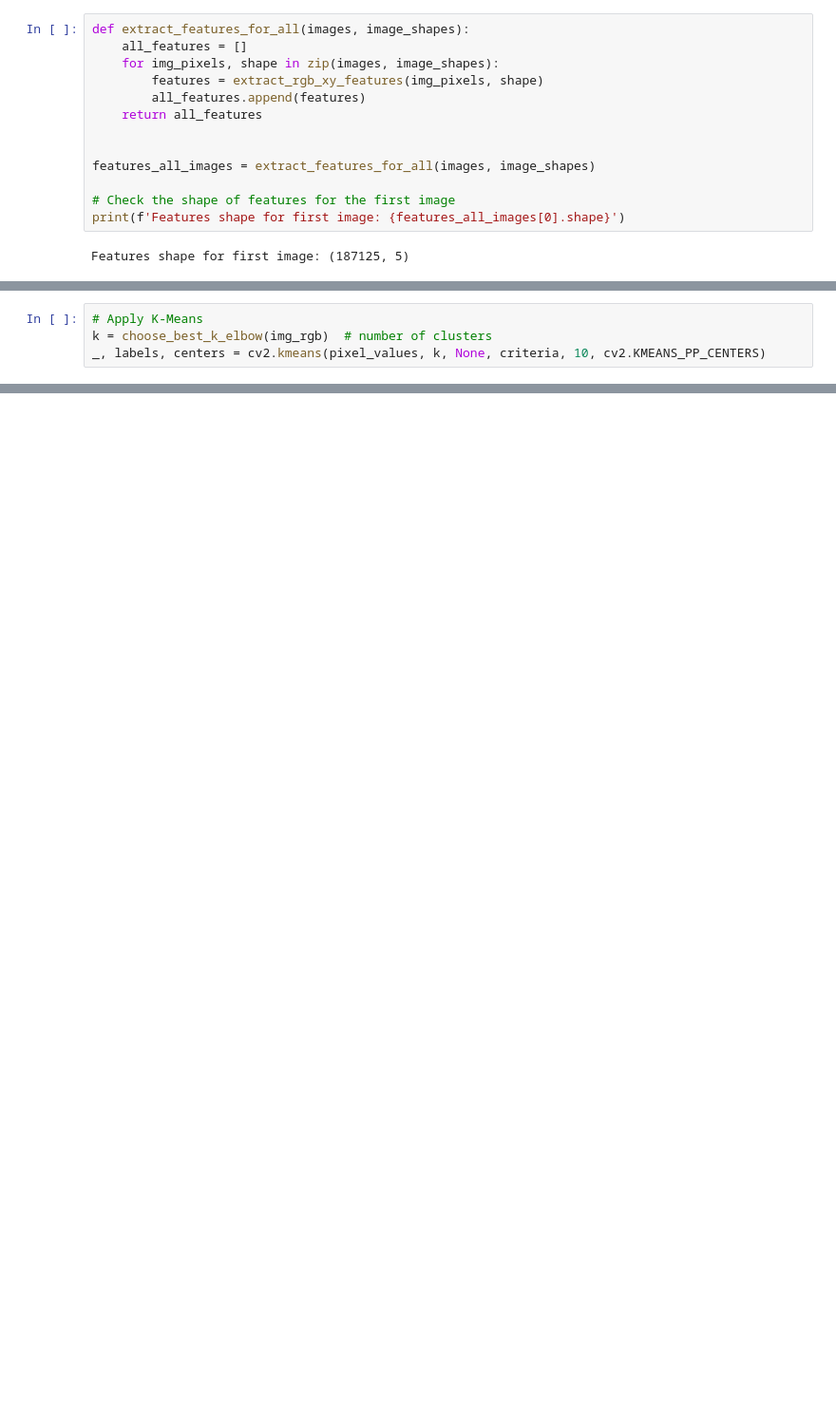
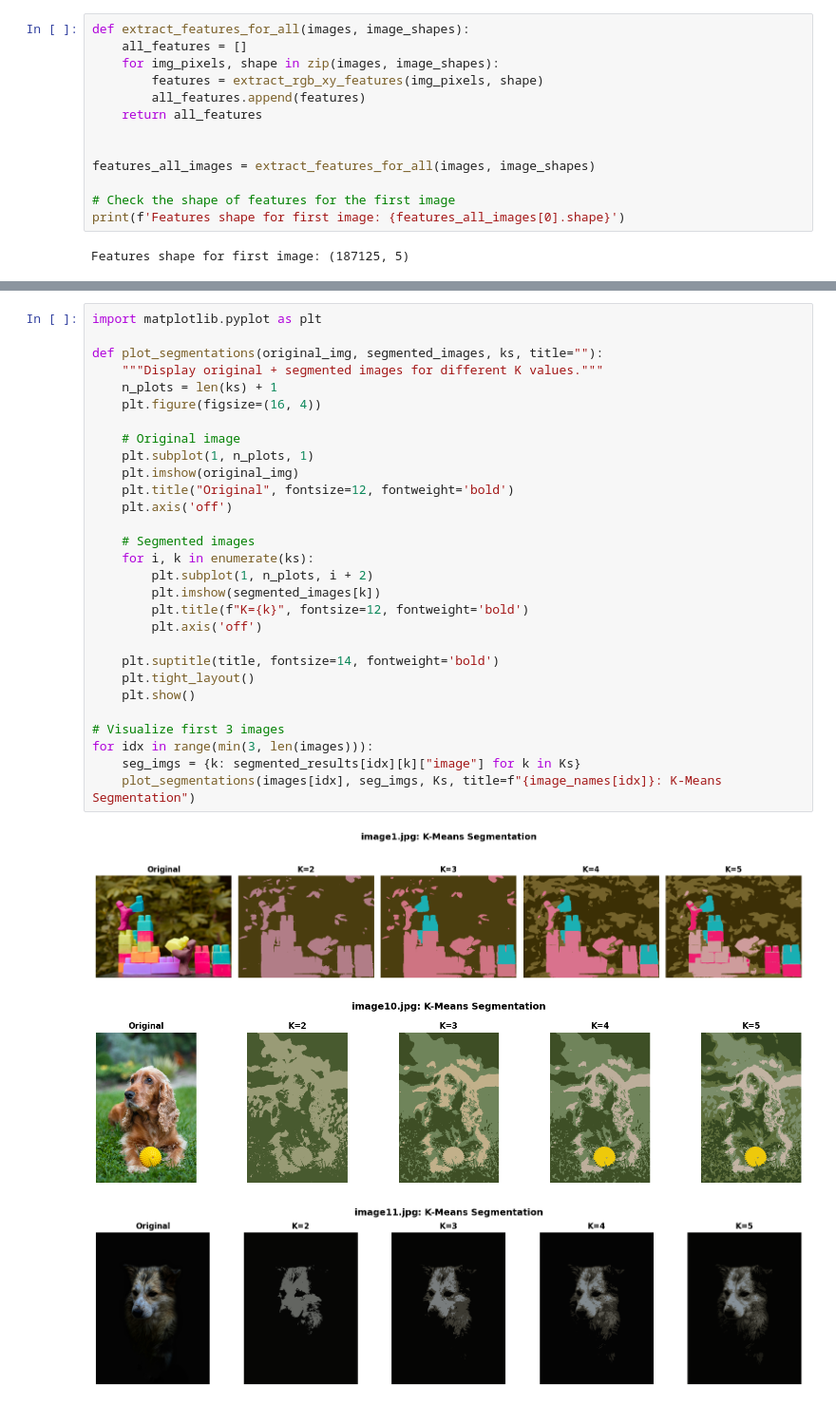
Before and after one commit to merakleee/K-Means-Image-Segmentation, a Jupyter notebook: notebook.ipynb, the cells around one changed output, grey strips where cells are left out. Shown at 95% size. Cells and saved outputs as stored; diff of their text form; blank space fills up the shorter version.

```diff
--- a/notebook.ipynb
+++ b/notebook.ipynb
@@ -254,4 +248,0 @@ pixel_values = np.float32(pixel_values)
-# %%
-# Apply K-Means
-k = choose_best_k_elbow(img_rgb)  # number of clusters
-_, labels, centers = cv2.kmeans(pixel_values, k, None, criteria, 10, cv2.KMEANS_PP_CENTERS)
@@ -614,0 +360,33 @@ Saved: output_segments\image9_segmentedK5.png
+# %%
+import matplotlib.pyplot as plt
+
+def plot_segmentations(original_img, segmented_images, ks, title=""):
+    """Display original + segmented images for different K values."""
+    n_plots = len(ks) + 1
+    plt.figure(figsize=(16, 4))
+
+    # Original image
+    plt.subplot(1, n_plots, 1)
+    plt.imshow(original_img)
+    plt.title("Original", fontsize=12, fontweight='bold')
+    plt.axis('off')
+
+    # Segmented images
+    for i, k in enumerate(ks):
+        plt.subplot(1, n_plots, i + 2)
+        plt.imshow(segmented_images[k])
+        plt.title(f"K={k}", fontsize=12, fontweight='bold')
+        plt.axis('off')
+
+    plt.suptitle(title, fontsize=14, fontweight='bold')
+    plt.tight_layout()
+    plt.show()
+
+# Visualize first 3 images
+for idx in range(min(3, len(images))):
+    seg_imgs = {k: segmented_results[idx][k]["image"] for k in Ks}
+    plot_segmentations(images[idx], seg_imgs, Ks, title=f"{image_names[idx]}: K-Means Segmentation")
+# %% [output]
+[figure, added]
+[figure, added]
+[figure, added]
```
Also changed, not shown: parts of 26 cells of this notebook.
